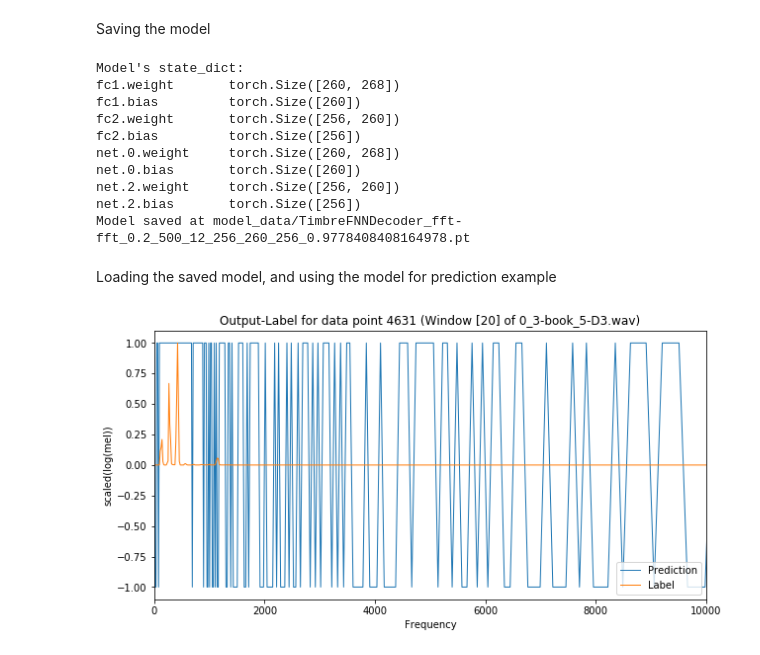
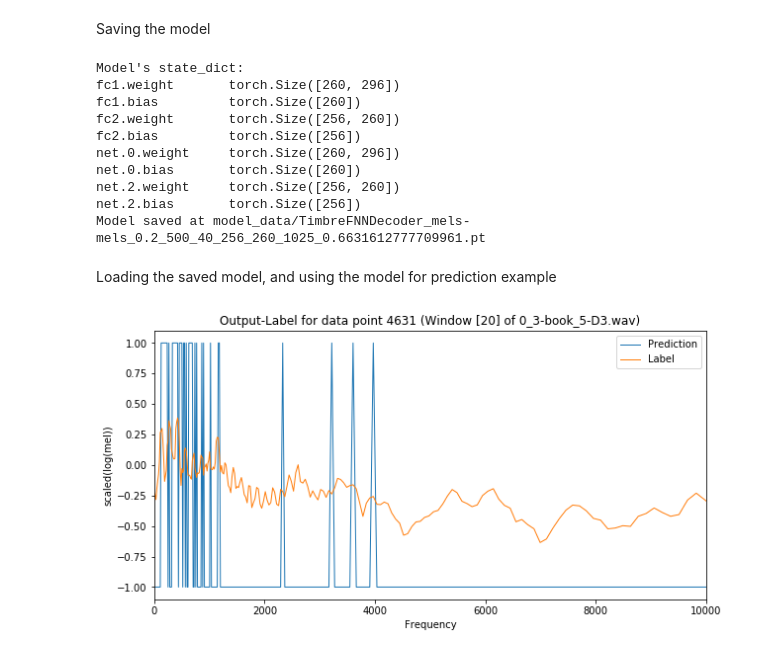
Before and after one commit to zioul123/VocalPitchModulator, a Jupyter notebook: Timbre And Spectrum Decoder for TimbreFNN.ipynb, the cells around one changed output. Cells and saved outputs as stored; diff of their text form; code cells hidden in the pictures.

```diff
--- a/Timbre And Spectrum Decoder for TimbreFNN.ipynb
+++ b/Timbre And Spectrum Decoder for TimbreFNN.ipynb
@@ -229,6 +229,6 @@ Note that mel_spectra/mfcc of abs(fft) are equivalent to those of fft itself.
 # data:   (33408, 268) (n_wavs * n_windows, n_mfcc + n_mels)
 # labels: (33408, 256) (n_wavs * n_windows, n_fft / 2 + 1)
 data = np.concatenate((flat_mfcc, flat_mels), axis=1)
-labels = all_spectrograms
+labels = flat_mels
 print(data.shape, labels.shape)
 # %% [output]
@@ -284,7 +284,7 @@ Normalize `labels_prenorm` to range [-1,1]
 # %% [markdown]
 This takes mfcc + mel spectrum, and tries to recreate the original FFT.
 # %%
-n_input = 104; n_hid2 = 268; n_hid = 260; n_ffts = 64;
+n_input = 296; n_hid2 = 268; n_hid = 260; n_ffts = 1025;
 lr = 0.2; n_epochs = 500; batch_size=22272//8;
 
 # Training model
@@ -348,21 +348,21 @@ print("Model's state_dict:")
 for param_tensor in model.state_dict():
     print(param_tensor, "\t", model.state_dict()[param_tensor].size())
 
-model_path = os.path.join("model_data", "TimbreFNNDecoder_fft-fft_{}_{}_{}_{}_{}_{}_{}.pt"
+model_path = os.path.join("model_data", "TimbreFNNDecoder_mels-mels_{}_{}_{}_{}_{}_{}_{}.pt"
                           .format(lr, n_epochs, n_mfcc, n_mels, n_hid, n_ffts, train_loss))
 torch.save(model.state_dict(), model_path)
 print("Model saved at {}".format(model_path))
 # %% [output]
 Model's state_dict:
-fc1.weight       torch.Size([260, 268])
+fc1.weight       torch.Size([260, 296])
 fc1.bias         torch.Size([260])
 fc2.weight       torch.Size([256, 260])
 fc2.bias         torch.Size([256])
-net.0.weight     torch.Size([260, 268])
+net.0.weight     torch.Size([260, 296])
 net.0.bias       torch.Size([260])
 net.2.weight     torch.Size([256, 260])
 net.2.bias       torch.Size([256])
-Model saved at model_data/TimbreFNNDecoder_fft-fft_0.2_500_12_256_260_256_0.9778408408164978.pt
+Model saved at model_data/TimbreFNNDecoder_mels-mels_0.2_500_40_256_260_1025_0.6631612777709961.pt
 # %% [markdown]
 Loading the saved model, and using the model for prediction example
 # %%
@@ -373,7 +373,6 @@ model = TimbreFNN(n_input=n_input, n_hid=n_hid, n_ffts=n_ffts, n_mels=n_mels)
 model.load_state_dict(torch.load(model_path))
 model.eval()
 # model.to(device)
-
 
 data_tensor, label_tensor = map(torch.tensor, (data, labels))
 data_tensor = data_tensor.float(); label_tensor = label_tensor.float();
@@ -384,32 +383,32 @@ predictions = model(data_tensor).detach().numpy()
 # plt.figure(figsize=(10, 5))
 # plt.plot(x_axis, predictions[30000], label='Prediction', linewidth=1)
 # plt.plot(x_axis, label_tensor[30000], label='Label', linewidth=1)
 # plt.xlim(0, 5000)
 # plt.xlabel('Frequency')
 # plt.ylabel('abs(fft)')
 # plt.legend(loc='best')
 # title = "lr" + str(lr) + " n_epochs" + str(n_epochs) + " n_mfcc" + str(n_mfcc) + " n_mels" + str(n_mels) + " n_hid" + str(n_hid) + " n_ffts" + str(n_ffts) + " train_loss" + str(train_loss)
 # plt.title("TimbreFNN_mels-fft " + title)
 
 # plt.savefig(model_path + '.png')
 
 
 # # # # # # # # # # # # # # # # # # # # # # # # # # # #
 # Graphing of a single mel spectra for one datapoint  #
 # # # # # # # # # # # # # # # # # # # # # # # # # # # #
 data_point = flat_data_idx(wavIdx, winIdx)
 x_axis = librosa.core.mel_frequencies(n_mels=256, fmin=0.0, fmax=22050.0)
 plt.figure(figsize=(10, 5))
 plt.plot(x_axis, predictions[data_point], label='Prediction', linewidth=1)
 plt.plot(x_axis, label_tensor[data_point], label='Label', linewidth=1)
 plt.xlim(0, 10000)
 plt.xlabel('Frequency')
 plt.ylabel('scaled(log(mel))')
 plt.legend(loc='best')
 plt.title("Output-Label for data point {} (Window [{}] of {})".format(data_point, winIdx, flat_data_ref_list[wavIdx]))
-title = "lr" + str(lr) + " n_epochs" + str(n_epochs) + " n_mfcc" + str(n_mfcc) + " n_mels" + str(n_mels) + " n_hid" + str(n_hid) + " n_ffts" + str(n_ffts) + " train_loss" + str(train_loss)
+title = "TimbreFNN_mels-mels "+ "lr" + str(lr) + " n_epochs" + str(n_epochs) + " n_mfcc" + str(n_mfcc) + " n_mels" + str(n_mels) + " n_hid" + str(n_hid) + " n_ffts" + str(n_ffts) + " train_loss" + str(train_loss)
 # plt.title("TimbreFNN_mels-fft " + title)
 
 plt.savefig(model_path + '.png')
 # %% [output]
-[figure, old version]
+[figure, new version]
```
Also changed, not shown: parts of 8 cells of this notebook.
